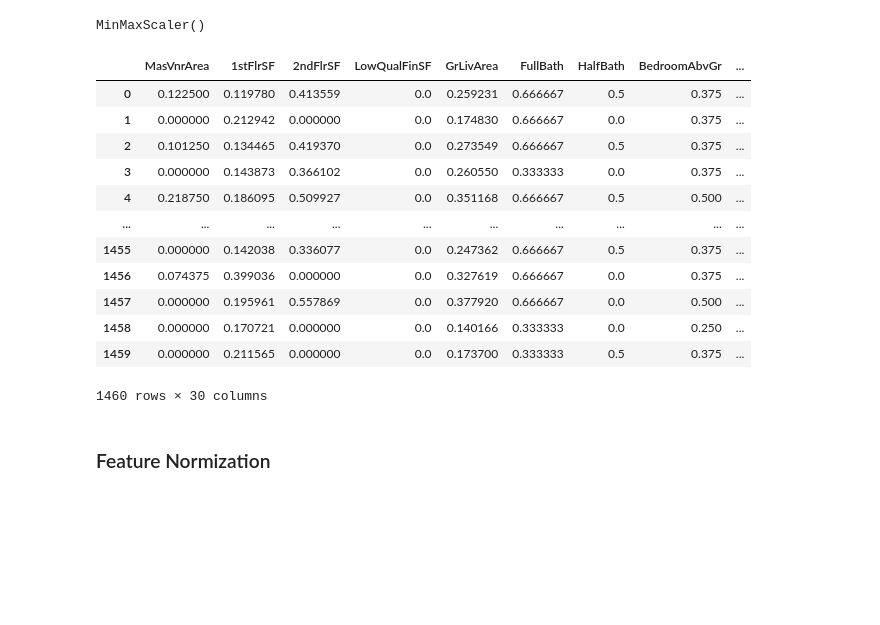
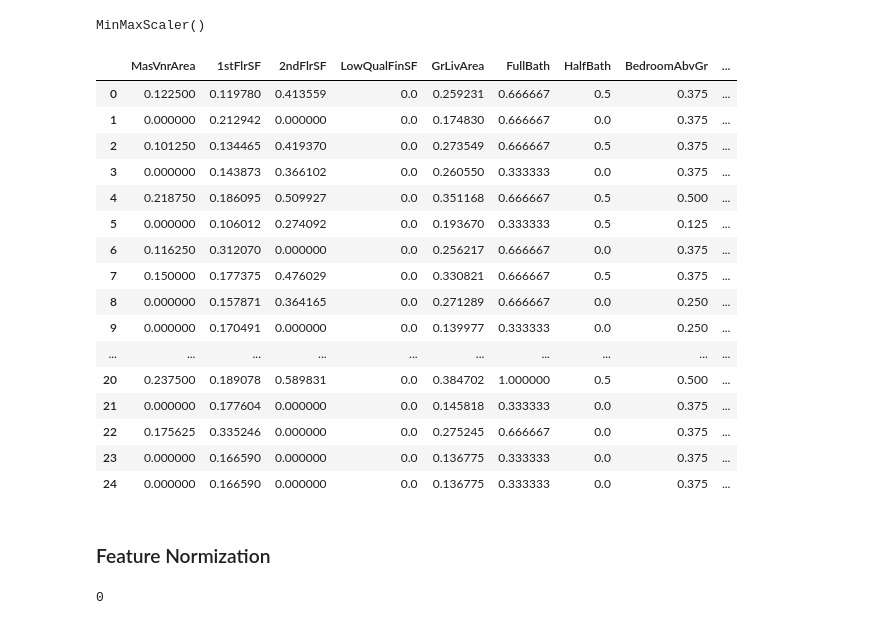
Before and after one commit to alankar23/House_Prices_Pridiction, a Jupyter notebook: FeatureEngg.ipynb, the cells around one changed output. Drawn from its saved outputs; the diff is of its cells as text; code cells hidden in the pictures; blank space fills up the shorter version.

```diff
--- a/FeatureEngg.ipynb
+++ b/FeatureEngg.ipynb
@@ -158,21 +164,25 @@ num_test = scaler.transform(test[numerical])
 num_train = pd.DataFrame(num_train, columns = numerical)
 num_test = pd.DataFrame(num_test, columns = numerical)
 # %%
-num_train
+num_train.head(25)
 # %% [output]
 |  | MasVnrArea | 1stFlrSF | 2ndFlrSF | LowQualFinSF | GrLivArea | FullBath | HalfBath | BedroomAbvGr | ... |
 | 0 | 0.122500 | 0.119780 | 0.413559 | 0.0 | 0.259231 | 0.666667 | 0.5 | 0.375 | ... |
 | 1 | 0.000000 | 0.212942 | 0.000000 | 0.0 | 0.174830 | 0.666667 | 0.0 | 0.375 | ... |
 | 2 | 0.101250 | 0.134465 | 0.419370 | 0.0 | 0.273549 | 0.666667 | 0.5 | 0.375 | ... |
 | 3 | 0.000000 | 0.143873 | 0.366102 | 0.0 | 0.260550 | 0.333333 | 0.0 | 0.375 | ... |
 | 4 | 0.218750 | 0.186095 | 0.509927 | 0.0 | 0.351168 | 0.666667 | 0.5 | 0.500 | ... |
+| 5 | 0.000000 | 0.106012 | 0.274092 | 0.0 | 0.193670 | 0.333333 | 0.5 | 0.125 | ... |
+| 6 | 0.116250 | 0.312070 | 0.000000 | 0.0 | 0.256217 | 0.666667 | 0.0 | 0.375 | ... |
+| 7 | 0.150000 | 0.177375 | 0.476029 | 0.0 | 0.330821 | 0.666667 | 0.5 | 0.375 | ... |
+| 8 | 0.000000 | 0.157871 | 0.364165 | 0.0 | 0.271289 | 0.666667 | 0.0 | 0.250 | ... |
+| 9 | 0.000000 | 0.170491 | 0.000000 | 0.0 | 0.139977 | 0.333333 | 0.0 | 0.250 | ... |
 | ... | ... | ... | ... | ... | ... | ... | ... | ... | ... |
-| 1455 | 0.000000 | 0.142038 | 0.336077 | 0.0 | 0.247362 | 0.666667 | 0.5 | 0.375 | ... |
-| 1456 | 0.074375 | 0.399036 | 0.000000 | 0.0 | 0.327619 | 0.666667 | 0.0 | 0.375 | ... |
-| 1457 | 0.000000 | 0.195961 | 0.557869 | 0.0 | 0.377920 | 0.666667 | 0.0 | 0.500 | ... |
-| 1458 | 0.000000 | 0.170721 | 0.000000 | 0.0 | 0.140166 | 0.333333 | 0.0 | 0.250 | ... |
-| 1459 | 0.000000 | 0.211565 | 0.000000 | 0.0 | 0.173700 | 0.333333 | 0.5 | 0.375 | ... |
+| 20 | 0.237500 | 0.189078 | 0.589831 | 0.0 | 0.384702 | 1.000000 | 0.5 | 0.500 | ... |
+| 21 | 0.000000 | 0.177604 | 0.000000 | 0.0 | 0.145818 | 0.333333 | 0.0 | 0.375 | ... |
+| 22 | 0.175625 | 0.335246 | 0.000000 | 0.0 | 0.275245 | 0.666667 | 0.0 | 0.375 | ... |
+| 23 | 0.000000 | 0.166590 | 0.000000 | 0.0 | 0.136775 | 0.333333 | 0.0 | 0.375 | ... |
+| 24 | 0.000000 | 0.166590 | 0.000000 | 0.0 | 0.136775 | 0.333333 | 0.0 | 0.375 | ... |
-1460 rows × 30 columns
 # %% [markdown]
 ### Feature Normization
 # %%
@@ -187,3 +199,7 @@ xtest = pd.concat([cat_test, num_test], axis=1)
 # %%
 xtrain.to_csv('xtrain.csv')
 xtest.to_csv('xtest.csv')
+# %%
+xtest.LotFrontage[xtest.LotFrontage == '-inf'].count()
+# %% [output]
+0
```
Also changed, not shown: parts of 5 cells of this notebook, 1 other file.
